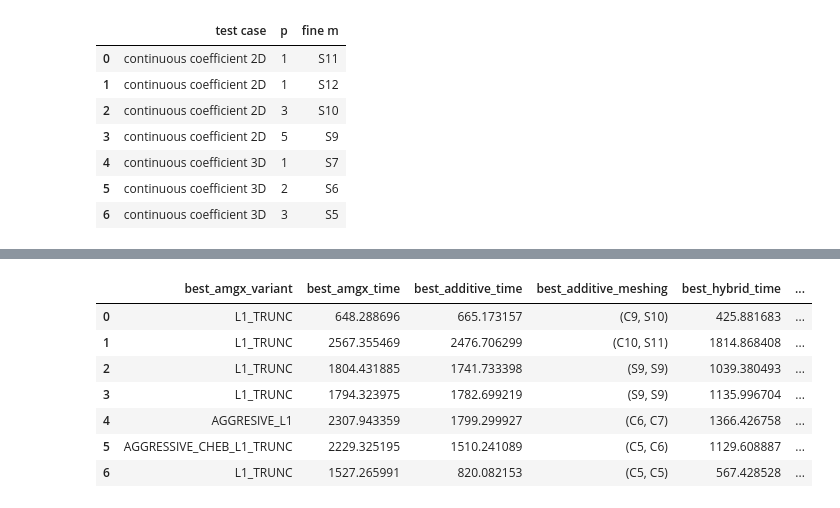
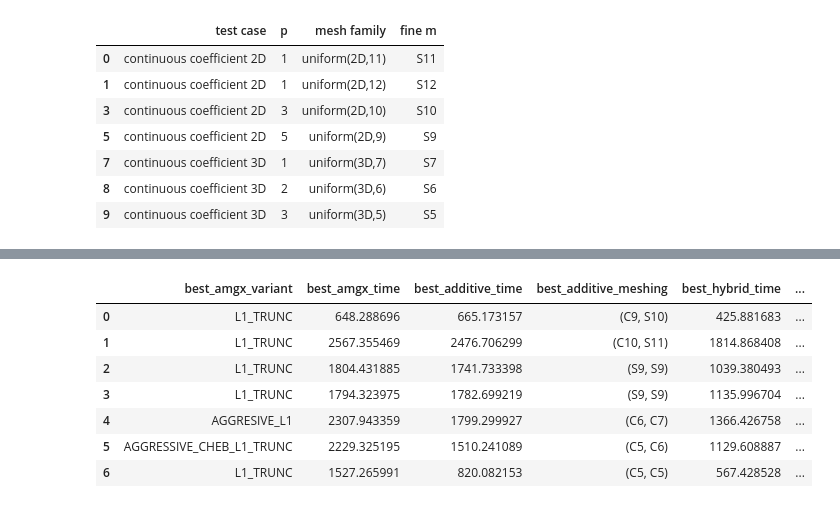
Before and after one commit to mgr0dzicki/dd-solvers, a Jupyter notebook: notebooks/best_comparison.ipynb, the cells around one changed output, grey strips where cells are left out. Saved outputs shown, nothing was run; the diff lists cells and outputs as text; code cells hidden in the pictures.

Commit message:
analyse unstructured

```diff
--- a/notebooks/best_comparison.ipynb
+++ b/notebooks/best_comparison.ipynb
@@ -42,17 +42,20 @@ df
 # %%
 problems = (
-    df[["test case", "p", "fine m"]]
+    df[["test case", "p", "mesh family", "fine m"]]
     .drop_duplicates()
-    .sort_values(by=["test case", "p", "fine m"])
+    .sort_values(by=["test case", "p", "mesh family", "fine m"])
     .reset_index(drop=True)
 )
+
+problems = problems[~problems["mesh family"].str.contains("unstructured")]
+
 problems
 # %% [output]
-|  | test case | p | fine m |
-| 0 | continuous coefficient 2D | 1 | S11 |
-| 1 | continuous coefficient 2D | 1 | S12 |
-| 2 | continuous coefficient 2D | 3 | S10 |
-| 3 | continuous coefficient 2D | 5 | S9 |
-| 4 | continuous coefficient 3D | 1 | S7 |
-| 5 | continuous coefficient 3D | 2 | S6 |
-| 6 | continuous coefficient 3D | 3 | S5 |
+|  | test case | p | mesh family | fine m |
+| 0 | continuous coefficient 2D | 1 | uniform(2D,11) | S11 |
+| 1 | continuous coefficient 2D | 1 | uniform(2D,12) | S12 |
+| 3 | continuous coefficient 2D | 3 | uniform(2D,10) | S10 |
+| 5 | continuous coefficient 2D | 5 | uniform(2D,9) | S9 |
+| 7 | continuous coefficient 3D | 1 | uniform(3D,7) | S7 |
+| 8 | continuous coefficient 3D | 2 | uniform(3D,6) | S6 |
+| 9 | continuous coefficient 3D | 3 | uniform(3D,5) | S5 |
```
Also changed, not shown: parts of 4 cells of this notebook, 2 other files.
